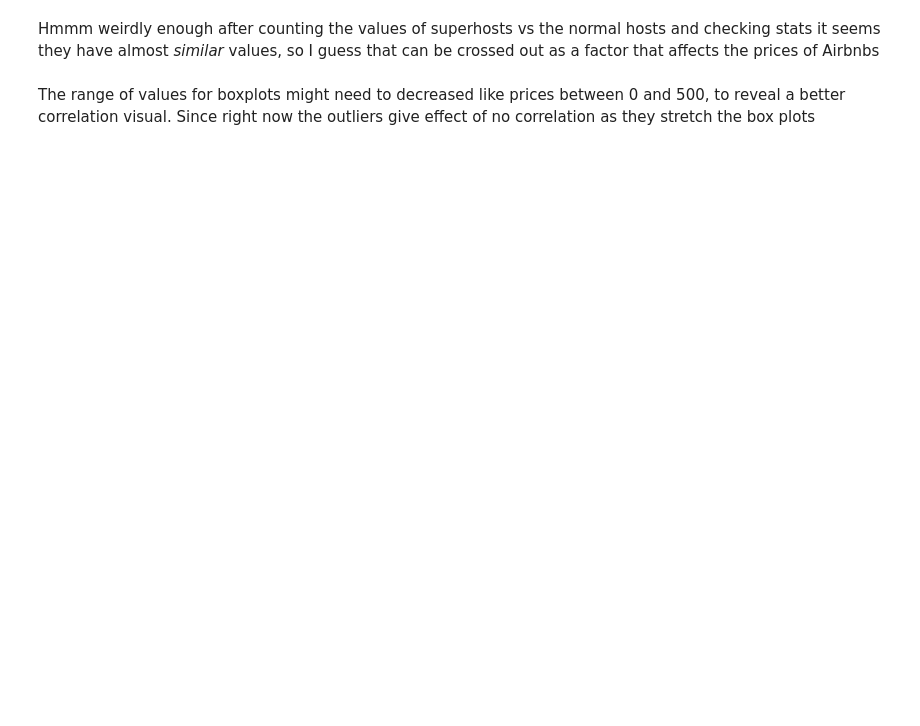
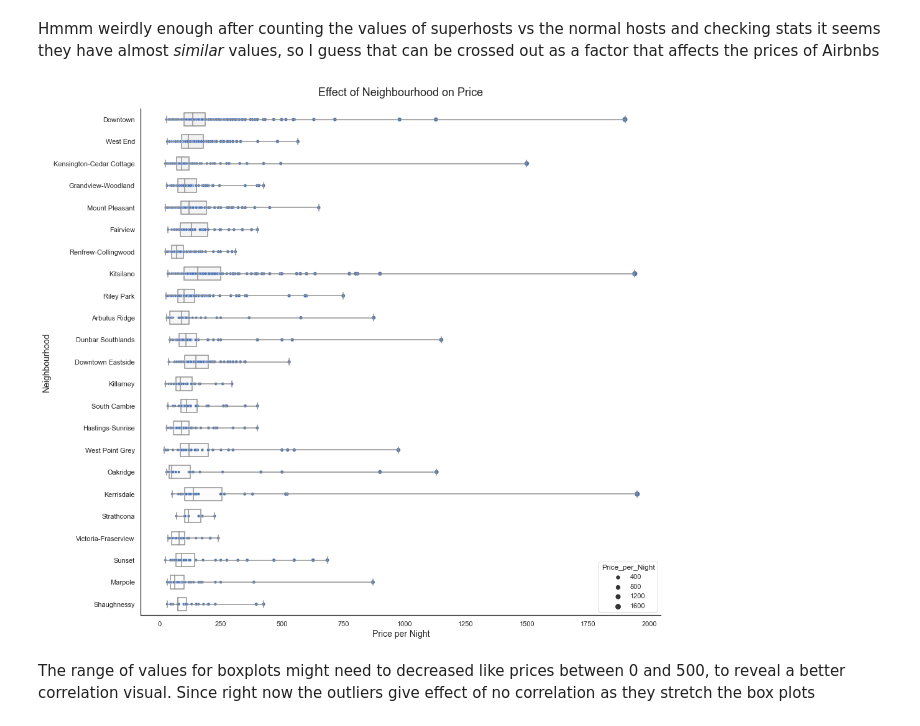
Before and after one commit to data301-2021-summer2/project-group8-project, a Jupyter notebook: analysis/Ahmad Jamal/milestone2.ipynb, the cells around one changed output. Saved outputs shown, nothing was run; the diff lists cells and outputs as text; code cells hidden in the pictures; blank space fills up the shorter version.

```diff
--- a/analysis/Ahmad Jamal/milestone2.ipynb
+++ b/analysis/Ahmad Jamal/milestone2.ipynb
@@ -85,24 +85,27 @@ they have almost *similar* values, so I guess that can be crossed out as a facto
 # %%
 # Checking for different locations in Vancouver reveals there might be a slight relation between prices and locations
 # All of them have their medians and IQR fall close to the same price range besides certain ones like Kitsilano, Kerrisdale
 # and downtown which seem further up in price and their max is heigher too
 #
 
 import pandas as pd
 
 sns.set(rc={'figure.figsize':(15,15)})
 sns.set_style("white")
 
 f, ax = plt.subplots()
+plt.rcParams['figure.figsize']=(14,14)
 
-sns.boxplot(y="Neighbourhood", x="Price_per_Night", data=df, whis=[0, 100], width=.6, palette="light:#fff")
+sns.boxplot(y="Neighbourhood", x="Price_per_Night", data=df, whis=[0, 100], width=.6, palette="light:#fff").set_title("Effect of Neighbourhood on Price", fontsize="18", pad="20")
 sns.scatterplot(y="Neighbourhood", x="Price_per_Night", data=df, size="Price_per_Night")
 
-ax.set_xlabel("Price per Night")
-ax.set_ylabel("Neighbourhood")
+ax.set_xlabel("Price per Night", fontsize="14")
+ax.set_ylabel("Neighbourhood", fontsize="14")
 
 sns.despine()
 sns.set_theme(font_scale=1.1)
+# %% [output]
+[figure, added]
 # %% [markdown]
 The range of values for boxplots might need to decreased like prices between 0 and 500, to reveal a better correlation visual.
 Since right now the outliers give effect of no correlation as they stretch the box plots
```
Also changed, not shown: parts of 7 cells of this notebook.
